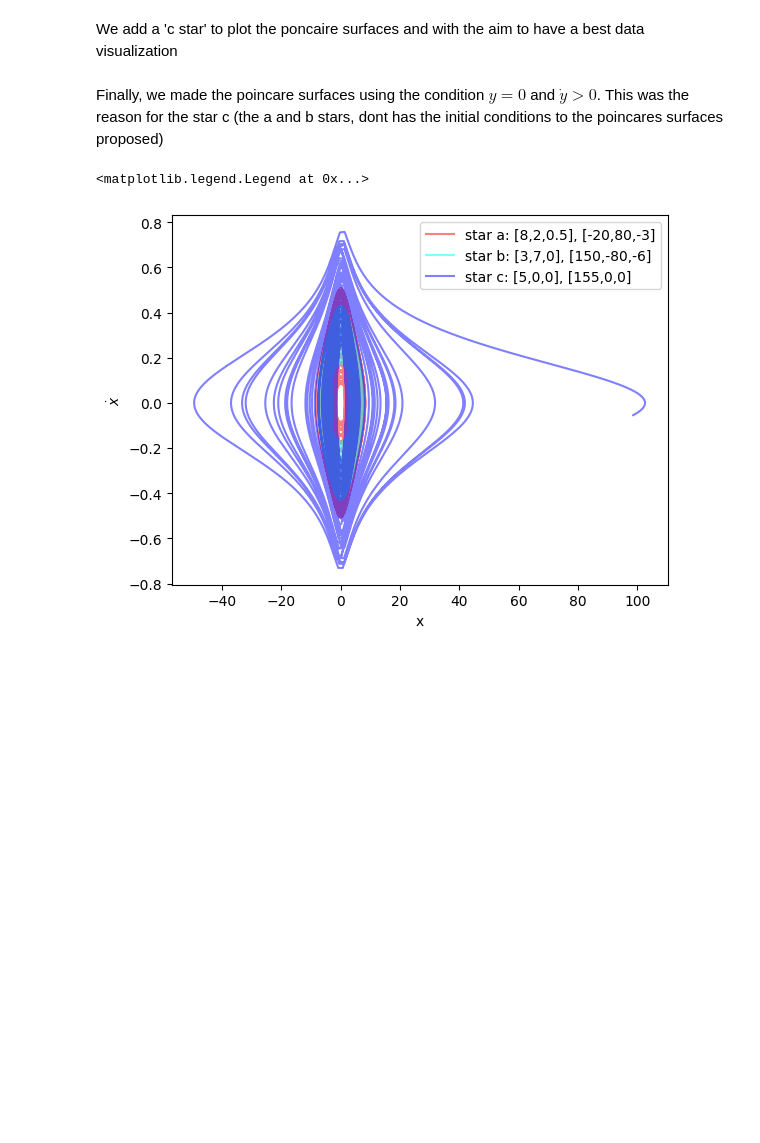
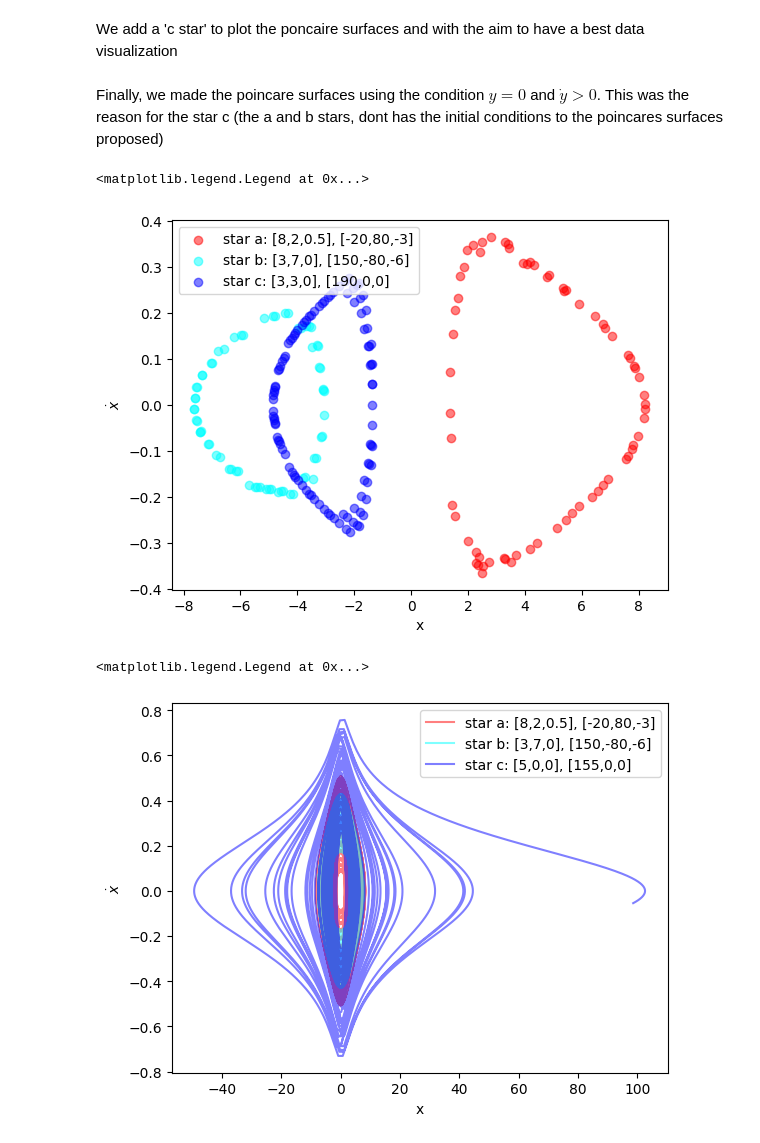
Before and after one commit to patito-mary/topicos, a Jupyter notebook: Llate_pot.ipynb, the cells around one changed output. Saved outputs shown, nothing was run; the diff lists cells and outputs as text; code cells hidden in the pictures; blank space fills up the shorter version.

```diff
--- a/Llate_pot.ipynb
+++ b/Llate_pot.ipynb
@@ -282,0 +299,48 @@ Finally, we made the poincare surfaces using the condition $y=0$ and $\dot{y} >
+# %%
+position_x_a = a_orbit_total.x.value
+velocity_x_a = a_orbit_total.vel.d_x.value
+position_y_a = a_orbit_total.y.value
+velocity_y_a = a_orbit_total.vel.d_y.value
+position_z_a = a_orbit_total.z.value
+velocity_z_a = a_orbit_total.vel.d_z.value
+delta = 0.2
+
+poincare_index_a = np.where((position_y_a >= -delta) & (position_y_a <= delta) & (velocity_y_a > 0))[0]
+#poincare_index_a = np.where((position_y_a == 0) & (velocity_y_a > 0))[0]
+
+poincare_position_x_a = position_x_a[poincare_index_a]
+poincare_velocity_x_a = velocity_x_a[poincare_index_a]
+poincare_velocity_y_a = velocity_y_a[poincare_index_a]
+poincare_position_y_a = position_y_a[poincare_index_a]
+poincare_position_z_a = position_z_a[poincare_index_a]
+poincare_velocity_z_a = velocity_z_a[poincare_index_a]
+# %%
+position_x_b = b_orbit_total.x.value
+velocity_x_b = b_orbit_total.vel.d_x.value
+position_y_b = b_orbit_total.y.value
+velocity_y_b = b_orbit_total.vel.d_y.value
+position_z_b = b_orbit_total.z.value
+velocity_z_b = b_orbit_total.vel.d_z.value
+delta = 0.2
+
+poincare_index_b = np.where((position_y_b >= -delta) & (position_y_b <= delta) & (velocity_y_b > 0))[0]
+#poincare_index_b = np.where((position_y_b == 0) & (velocity_y_b > 0))[0]
+
+poincare_position_x_b = position_x_b[poincare_index_b]
+poincare_velocity_x_b = velocity_x_b[poincare_index_b]
+poincare_velocity_y_b = velocity_y_b[poincare_index_b]
+poincare_position_y_b = position_y_b[poincare_index_b]
+poincare_position_z_b = position_z_b[poincare_index_b]
+poincare_velocity_z_b = velocity_z_b[poincare_index_b]
+# %%
+plt.scatter(poincare_position_x_a, poincare_velocity_x_a,color='red', alpha=0.5, label='star a: [8,2,0.5], [-20,80,-3]')
+plt.scatter(poincare_position_x_b, poincare_velocity_x_b, color='cyan', alpha=0.5, label='star b: [3,7,0], [150,-80,-6]')
+plt.scatter(poincare_position_x_c, poincare_velocity_x_c, color = 'blue', alpha=0.5, label='star c: [3,3,0], [190,0,0]')
+plt.xlabel('x')
+plt.ylabel('$\dot{x}$')
+
+
+plt.legend()
+# %% [output]
+<matplotlib.legend.Legend at 0x...>
+[figure, added]
```
Also changed, not shown: parts of 5 cells of this notebook, 6 other files.
